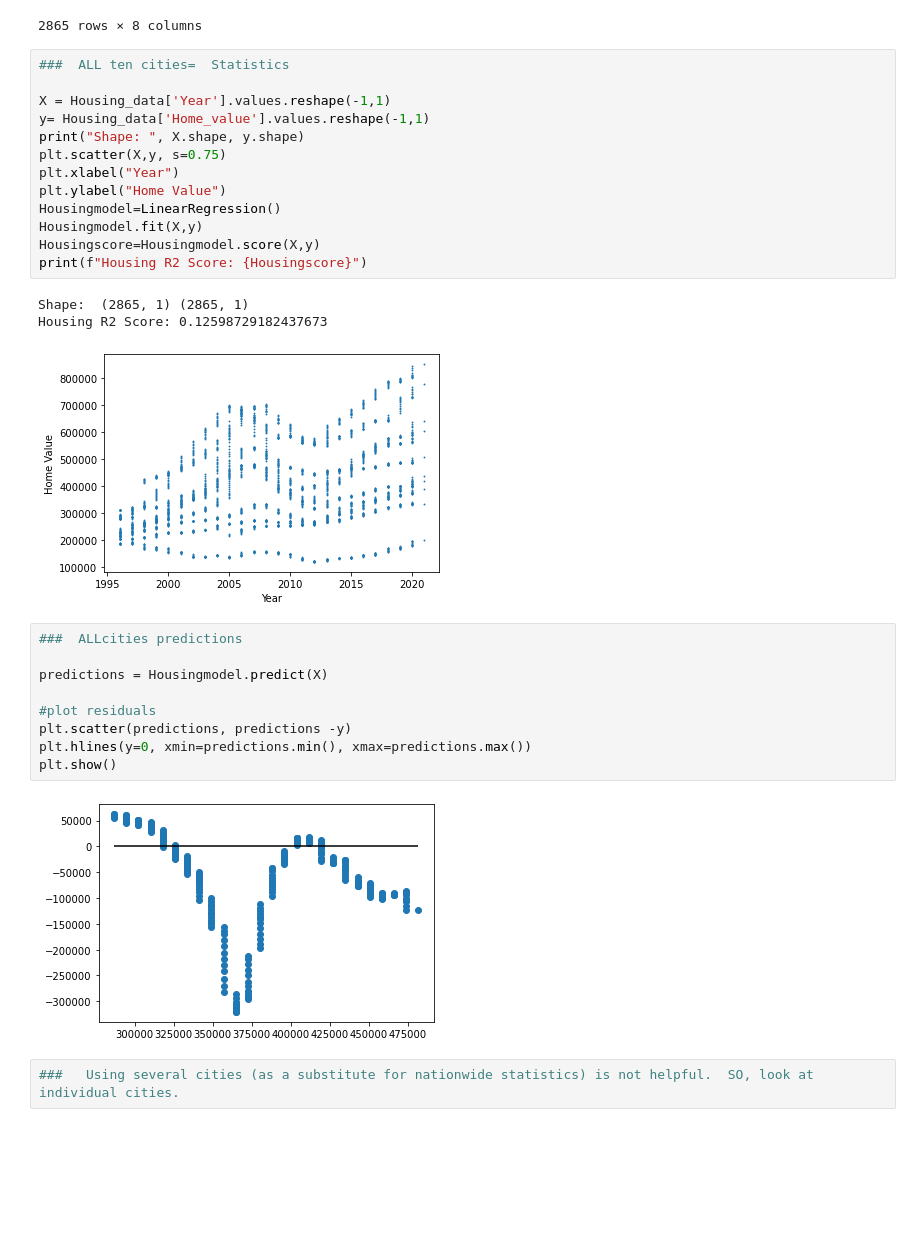
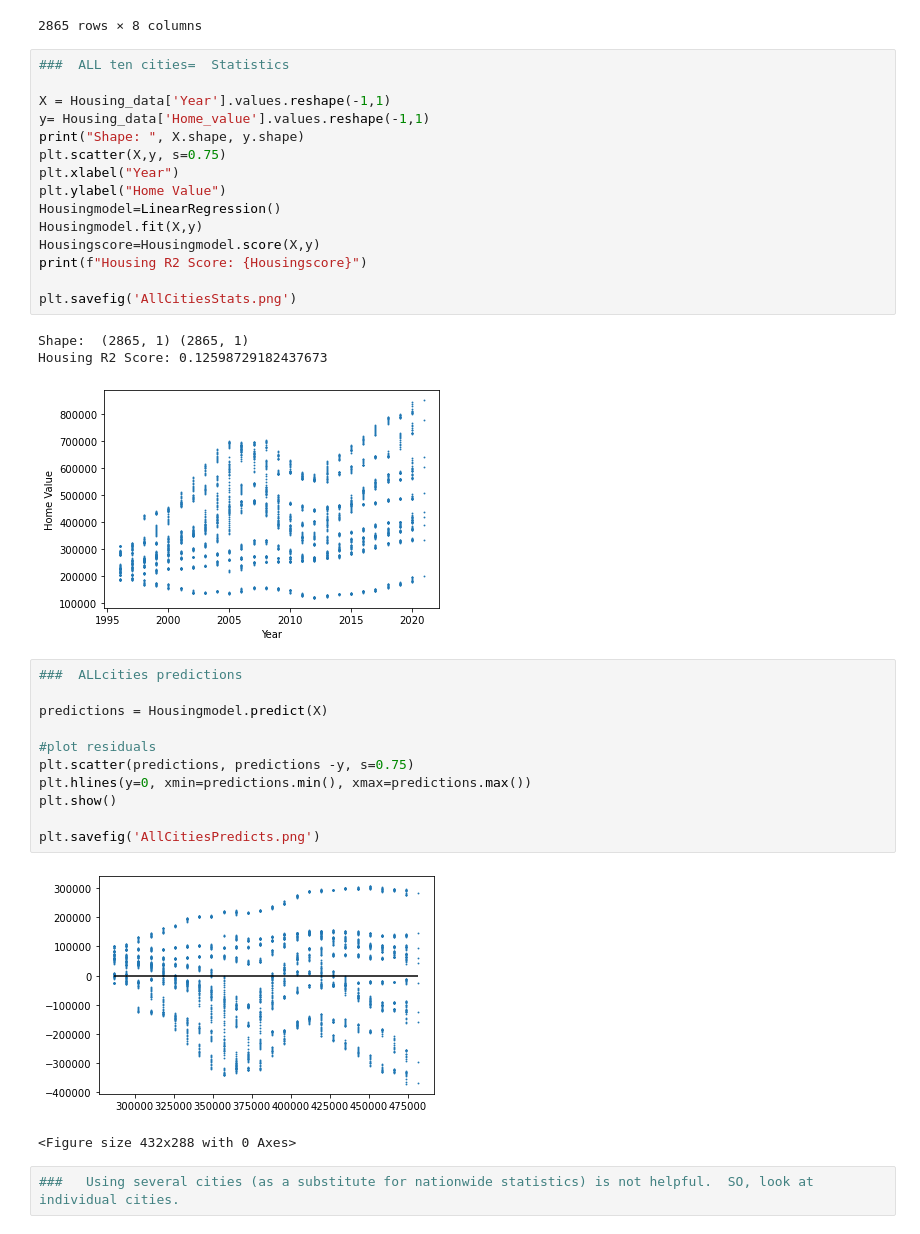
Before and after one commit to marinahobday/housingProject3, a Jupyter notebook: final-project- model.ipynb, the cells around one changed output. Cells and saved outputs as stored; diff of their text form; blank space fills up the shorter version.

```diff
--- a/final-project- model.ipynb
+++ b/final-project- model.ipynb
@@ -45,6 +45,8 @@ Housingmodel=LinearRegression()
 Housingmodel.fit(X,y)
 Housingscore=Housingmodel.score(X,y)
 print(f"Housing R2 Score: {Housingscore}")
+
+plt.savefig('AllCitiesStats.png')
 # %% [output]
 Shape:  (2865, 1) (2865, 1)
 Housing R2 Score: 0.12598729182437673
@@ -52,14 +54,17 @@ Housing R2 Score: 0.12598729182437673
 # %%
 ###  ALLcities predictions
 
 predictions = Housingmodel.predict(X)
 
 #plot residuals
-plt.scatter(predictions, predictions -y)
+plt.scatter(predictions, predictions -y, s=0.75)
 plt.hlines(y=0, xmin=predictions.min(), xmax=predictions.max())
 plt.show()
+
+plt.savefig('AllCitiesPredicts.png')
 # %% [output]
-[figure, old version]
+[figure, new version]
+<Figure size 432x288 with 0 Axes>
 # %%
 ###   Using several cities (as a substitute for nationwide statistics) is not helpful.  SO, look at individual cities.
 # %%
```
Also changed, not shown: parts of 40 cells of this notebook.
